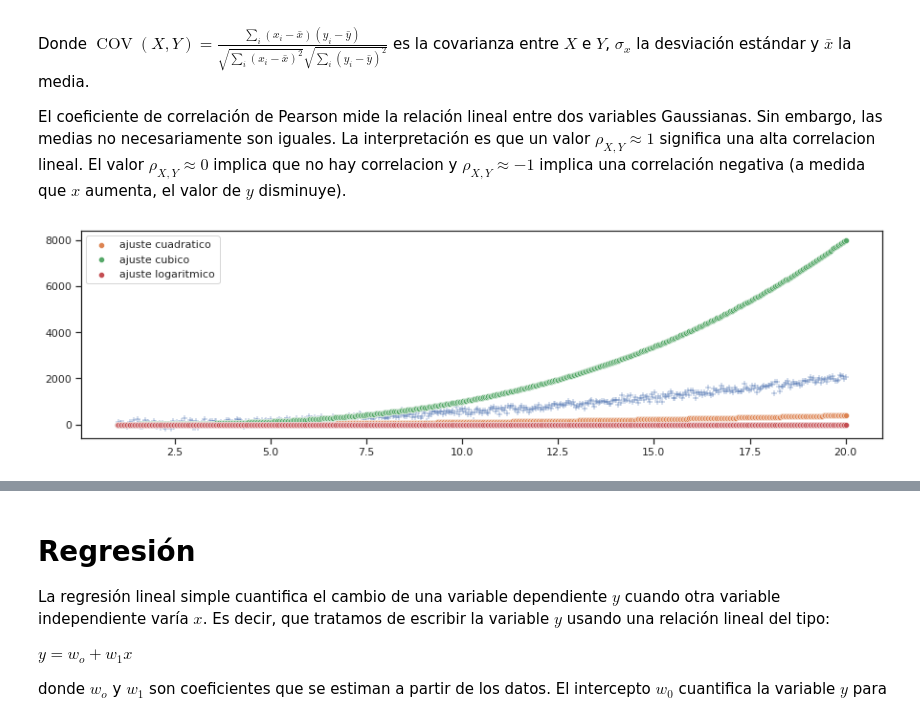
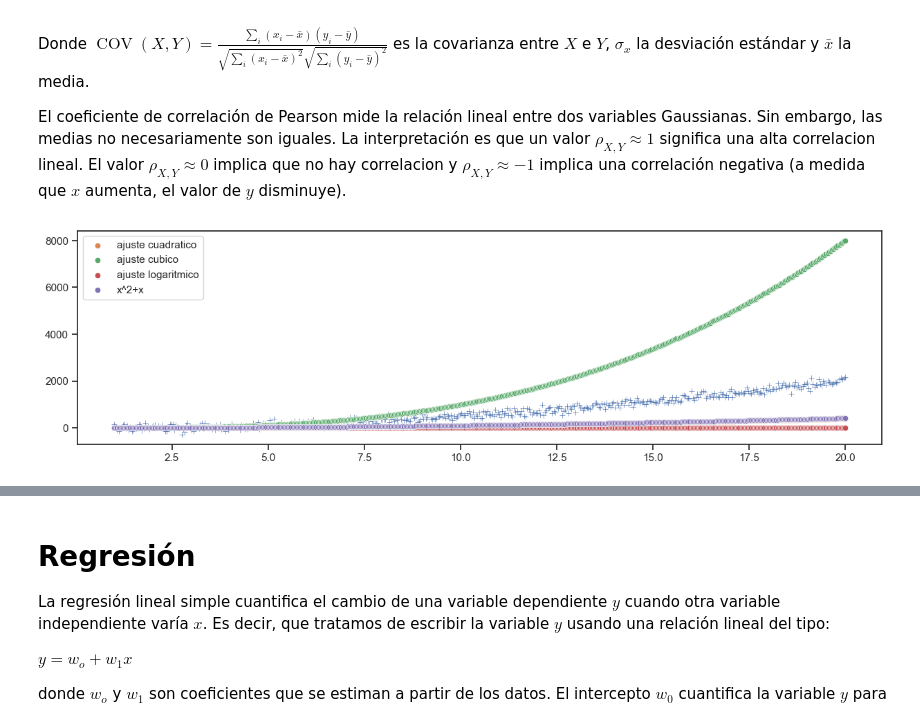
Before and after one commit to sherna90/analisis_algoritmos, a Jupyter notebook: 2.-diseno_experimentos.ipynb, the cells around one changed output, grey strips where cells are left out. Cells and saved outputs as stored; diff of their text form; code cells hidden in the pictures.

```diff
--- a/2.-diseno_experimentos.ipynb
+++ b/2.-diseno_experimentos.ipynb
@@ -110,24 +110,26 @@ El coeficiente de correlación de Pearson mide la relación lineal entre dos var
 # %%
 samples=500
 
 x=np.linspace(1,20,samples)
 
 y_5=5*x**2+2*x+np.random.normal(0,100,samples)
 y_61=x**2
 y_62=x**3
 y_63=np.log(x)
+y_64=x**2+x
 
 
 sns.set_style('ticks')
 fig, ax = plt.subplots(figsize=(15,4))
 
 sns.scatterplot(x=x, y=y_5,marker="+")
 sns.scatterplot(x=x, y=y_61,label='ajuste cuadratico')
 sns.scatterplot(x=x, y=y_62,label='ajuste cubico')
 sns.scatterplot(x=x, y=y_63,label='ajuste logaritmico')
+sns.scatterplot(x=x, y=y_64,label='x^2+x')
 plt.show()
 # %% [output]
-[figure, old version]
+[figure, new version]
 # %%
 print('ajuste cuadratico : {0:.4f}'.format(*stats.pearsonr(y_5, y_61)))
 print('ajuste cubico : {0:.4f}'.format(*stats.pearsonr(y_5, y_62)))
```
Also changed, not shown: parts of 13 cells of this notebook, 2 other files.
